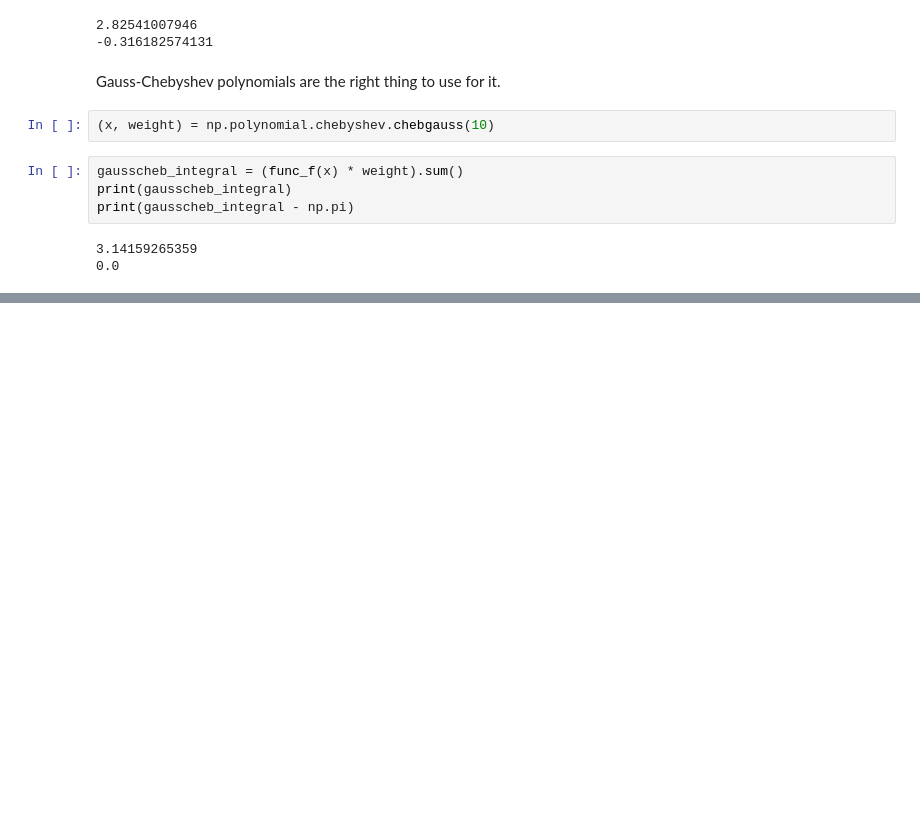
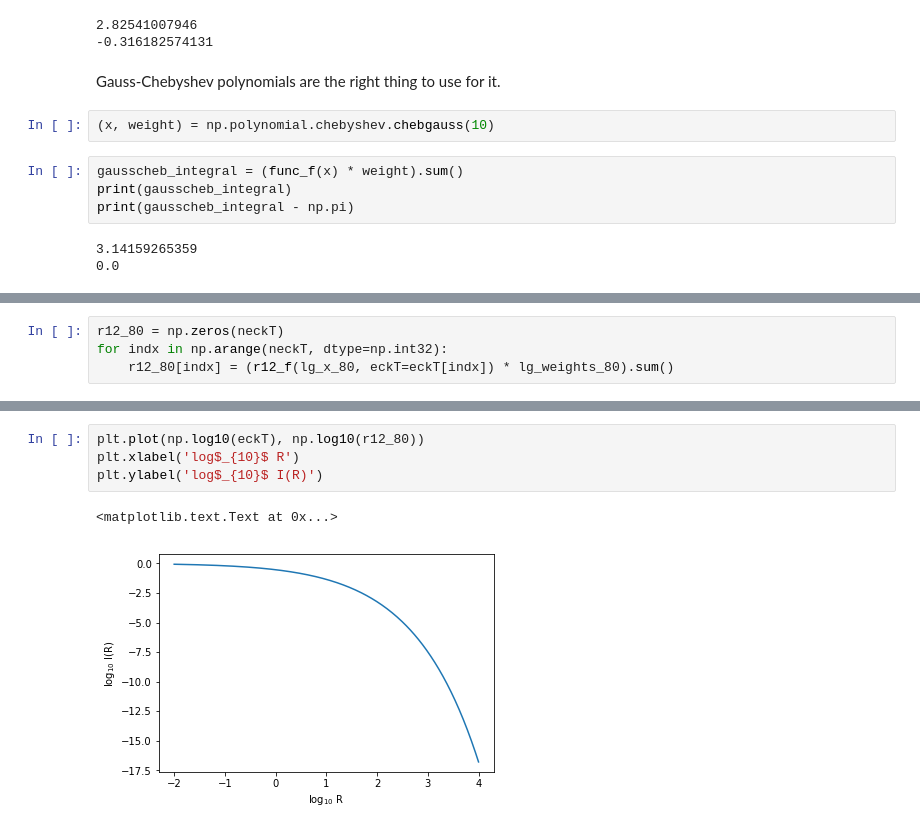
Before and after one commit to blanton144/computational, a Jupyter notebook: docs/notebooks/integration.ipynb, the cells around one changed output, grey strips where cells are left out. Cells and saved outputs as stored; diff of their text form; blank space fills up the shorter version.

```diff
--- a/docs/notebooks/integration.ipynb
+++ b/docs/notebooks/integration.ipynb
@@ -303,0 +326,4 @@ print(gausscheb_integral - np.pi)
+# %%
+r12_80 = np.zeros(neckT)
+for indx in np.arange(neckT, dtype=np.int32):
+    r12_80[indx] = (r12_f(lg_x_80, eckT=eckT[indx]) * lg_weights_80).sum()
@@ -303,0 +337,7 @@ print(gausscheb_integral - np.pi)
+# %%
+plt.plot(np.log10(eckT), np.log10(r12_80))
+plt.xlabel('log$_{10}$ R')
+plt.ylabel('log$_{10}$ I(R)')
+# %% [output]
+<matplotlib.text.Text at 0x...>
+[figure, added]
```
Also changed, not shown: parts of 9 cells of this notebook, 5 other files.
